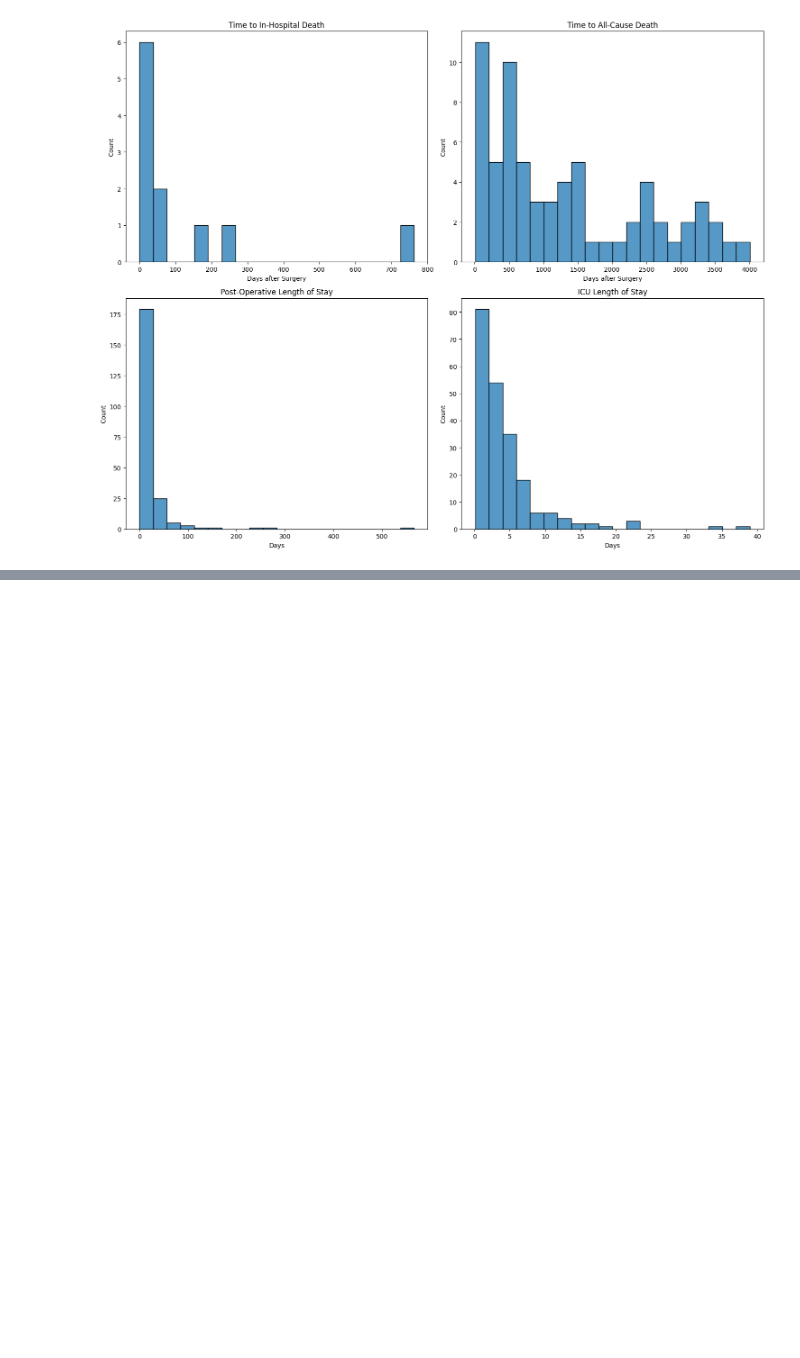
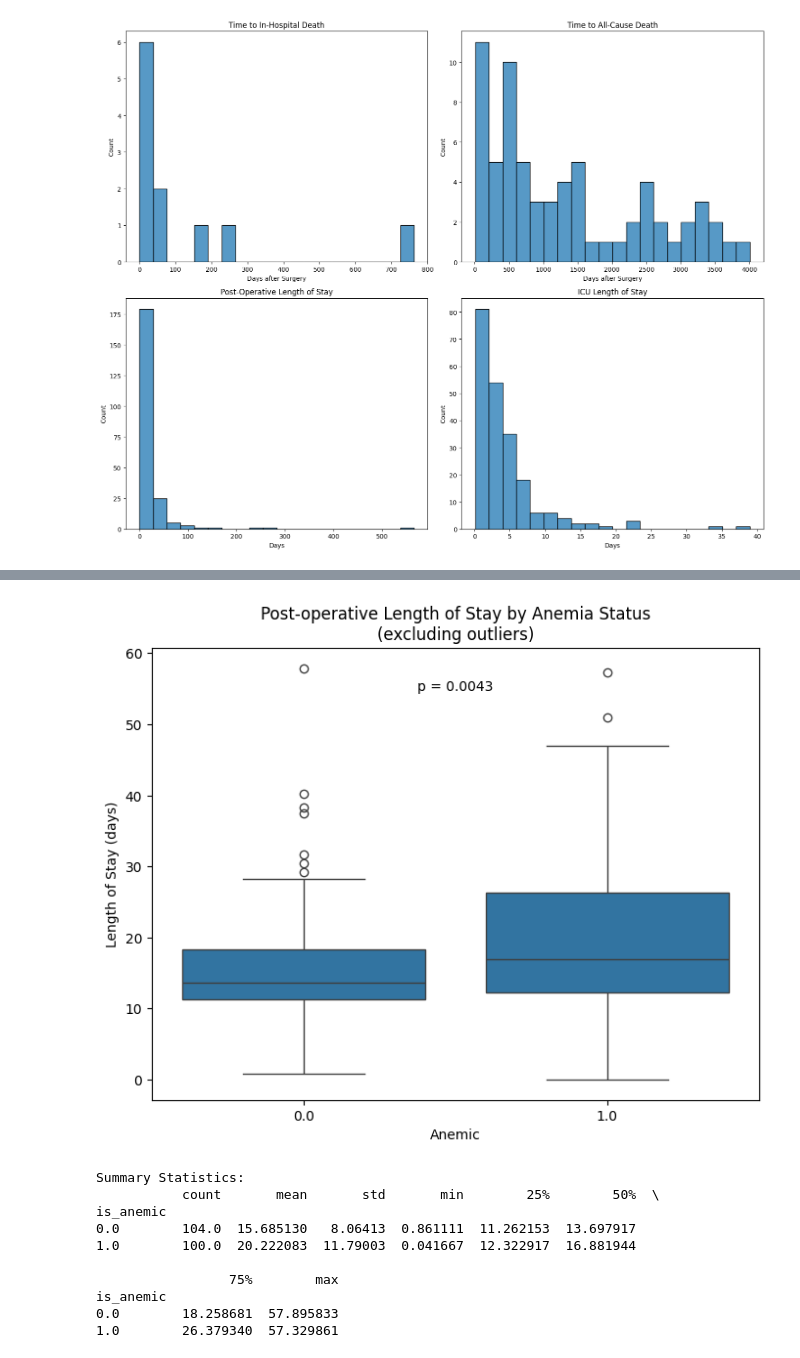
Before and after one commit to VivaSuresh/VitalDB-Dimensionality-Reduction, a Jupyter notebook: INSPIRE_Vasc_AOA.ipynb, the cells around one changed output, grey strips where cells are left out. Saved outputs shown, nothing was run; the diff lists cells and outputs as text; code cells hidden in the pictures; blank space fills up the shorter version.

```diff
--- a/INSPIRE_Vasc_AOA.ipynb
+++ b/INSPIRE_Vasc_AOA.ipynb
@@ -815,0 +1209,38 @@ Std Dev (days): 5.03
+# %%
+# Clean data
+los_95th = analysis_df['postop_los'].quantile(0.95)
+los_clean = analysis_df[['is_anemic', 'postop_los']].copy()
+los_clean = los_clean[los_clean['postop_los'] <= los_95th].dropna()
+los_clean['is_anemic'] = los_clean['is_anemic'].astype('category')
+
+# Statistical analysis
+anemic = los_clean[los_clean['is_anemic'] == 1]['postop_los']
+non_anemic = los_clean[los_clean['is_anemic'] == 0]['postop_los']
+stat, pval = stats.mannwhitneyu(anemic, non_anemic)
+
+# Summary statistics
+summary = los_clean.groupby('is_anemic')['postop_los'].describe()
+
+# Visualization
+plt.figure(figsize=(8, 6))
+sns.boxplot(data=los_clean, x='is_anemic', y='postop_los')
+plt.title('Post-operative Length of Stay by Anemia Status\n(excluding outliers)')
+plt.xlabel('Anemic')
+plt.ylabel('Length of Stay (days)')
+plt.annotate(f'p = {pval:.4f}', xy=(0.5, plt.ylim()[1]*0.9), ha='center')
+plt.show()
+
+print("\nSummary Statistics:")
+print(summary)
+# %% [output]
+[figure, added]
+Summary Statistics:
+           count       mean       std       min        25%        50%  \
+is_anemic
+0.0        104.0  15.685130   8.06413  0.861111  11.262153  13.697917
+1.0        100.0  20.222083  11.79003  0.041667  12.322917  16.881944
+
+                 75%        max
+is_anemic
+0.0        18.258681  57.895833
+1.0        26.379340  57.329861
```
Also changed, not shown: parts of 27 cells of this notebook.
